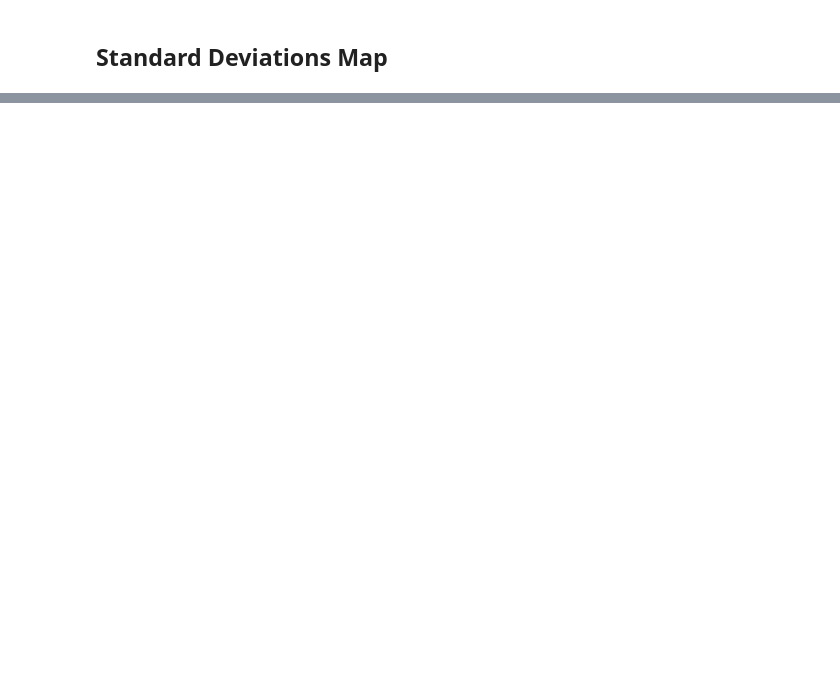
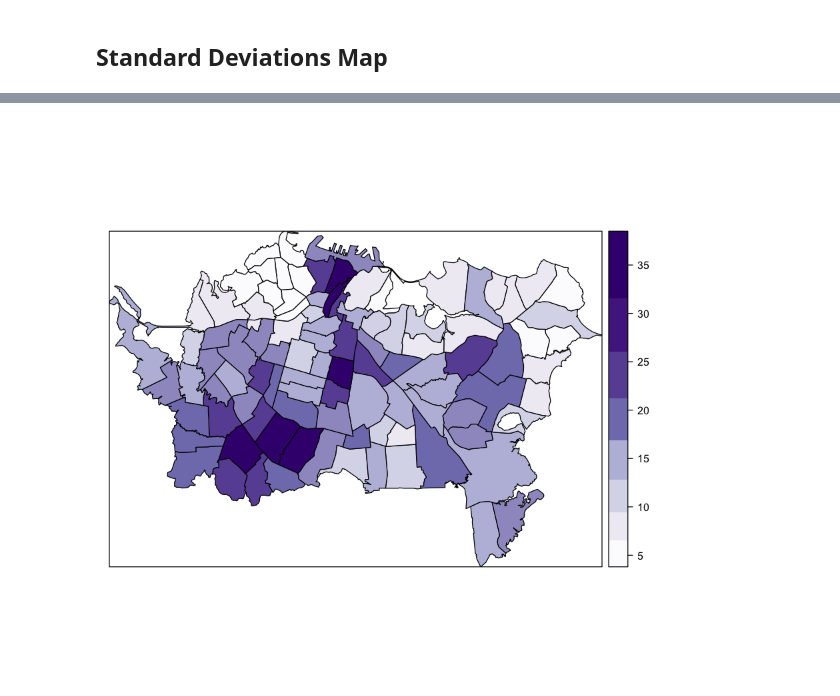
Before and after one commit to xrwang/geog187-notebooks, a Jupyter notebook: lab1-spatial autocorrelation.ipynb, the cells around one changed output, grey strips where cells are left out. Cells and saved outputs as stored; diff of their text form; code cells hidden in the pictures; blank space fills up the shorter version.

```diff
--- a/lab1-spatial autocorrelation.ipynb
+++ b/lab1-spatial autocorrelation.ipynb
@@ -115,2 +117,12 @@ qtm(s1, fill="PC_ASIAN", fill.style="equal",
 # %% [markdown]
 ## Standard Deviations Map
+# %%
+# Generate breaks
+brks <-  classIntervals(s1$PC_ASIAN, style = "sd")$brks
+brks[length(brks)] <- brks[length(brks)] + 1
+brks
+# Define color swatches
+pal  <- brewer.pal(length(brks), "Greens")
+
+# Generate the map
+spplot(s1, z="PC_ASIAN", at = brks, col.regions=pal)
@@ -116,0 +135,10 @@ qtm(s1, fill="PC_ASIAN", fill.style="equal",
+# %%
+# Generate breaks
+brks <-  classIntervals(s1$PC_ASIAN, style = "quantile")$brks
+brks[length(brks)] <- brks[length(brks)] + 1
+brks
+# Define color swatches
+pal  <- brewer.pal(length(brks), "Reds")
+
+# Generate the map
+spplot(s1, z="PC_ASIAN", at = brks, col.regions=pal)
@@ -116,0 +150,12 @@ qtm(s1, fill="PC_ASIAN", fill.style="equal",
+# %%
+# Generate breaks
+brks <-  classIntervals(s1$PC_ASIAN, style = "fisher")$brks
+brks[length(brks)] <- brks[length(brks)] + 1
+brks
+# Define color swatches
+pal  <- brewer.pal(length(brks), "Purples")
+
+# Generate the map
+map <- spplot(s1, z="PC_ASIAN", at = brks, col.regions=pal)
+
+s1$PC_ASIAN
@@ -116,0 +171,4 @@ qtm(s1, fill="PC_ASIAN", fill.style="equal",
+# %%
+map
+# %% [output]
+[figure, added]
```
Also changed, not shown: parts of 14 cells of this notebook.
